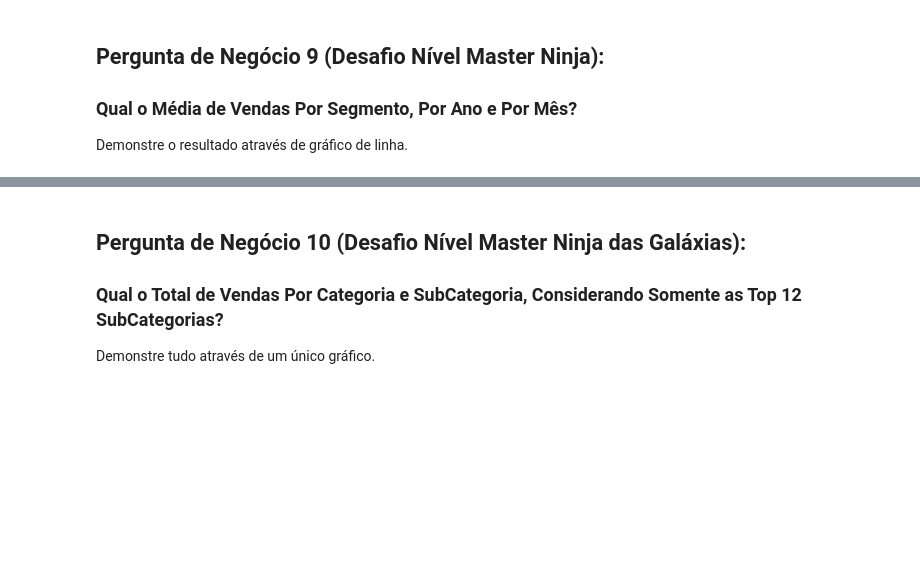
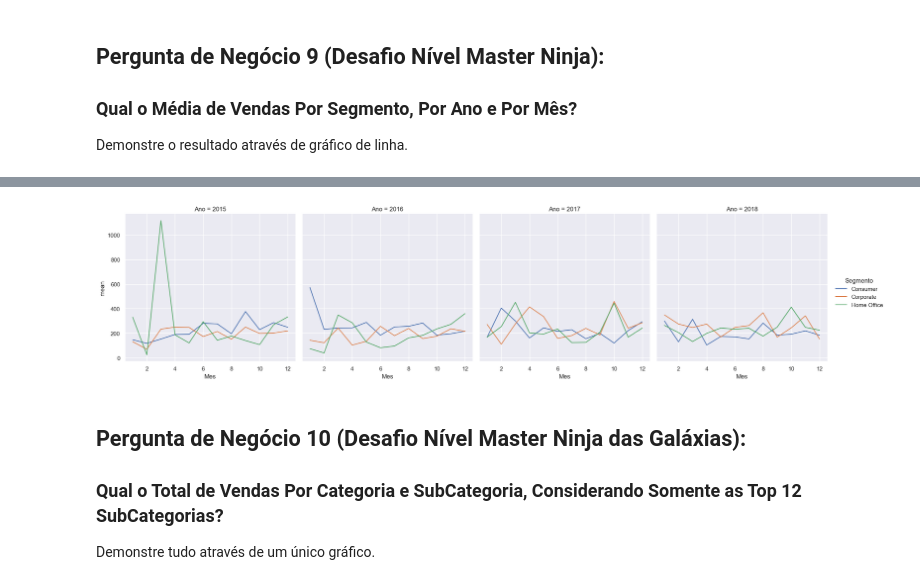
Before and after one commit to tiago17santos/analise-explotatoria-python, a Jupyter notebook: Projeto2-Perguntas.ipynb, the cells around one changed output, grey strips where cells are left out. Cells and saved outputs as stored; diff of their text form; code cells hidden in the pictures; blank space fills up the shorter version.

```diff
--- a/Projeto2-Perguntas.ipynb
+++ b/Projeto2-Perguntas.ipynb
@@ -350,19 +350,10 @@ Média das vendas depois do desconto de 15%: 1799.29
 
 Demonstre o resultado através de gráfico de linha.
 # %%
-df_dsa['Ano'] = df_dsa['ID_Pedido'].str.split('-').str[1]
+#df_dsa['Mes'] = df_dsa['Data_Pedido'].str.split('/').str[1]
 
-df_dsa['Mes'] = df_dsa['Data_Pedido'].str.split('/').str[1]
+df_dsa['Mes'] = df_dsa['Data_Pedido'].dt.month
 
-df4 = df_dsa.groupby(['Segmento','Ano','Mes'])['Valor_Venda'].mean()
+df_seg_ano = df_dsa.groupby(['Segmento','Ano','Mes'])['Valor_Venda'].agg([np.sum, np.mean, np.std])
 
-
-fig = plt.figure()
-
-# Define a escala dos eixos
-axes = fig.add_axes([0, 0, 0.8, 0.8])
-
-axes.plot()
-
-
-#finalizar tabela
+df_seg_ano
@@ -369,3 +375,23 @@ axes.plot()
+# %%
+segmento = df_seg_ano.index.get_level_values(0)
+ano = df_seg_ano.index.get_level_values(1)
+mes = df_seg_ano.index.get_level_values(2)
+
+
+sns.set()
+
+sns.relplot(kind = 'line',
+            data = df_seg_ano,
+           x = mes,
+           y = 'mean',
+           hue = segmento,
+           col = ano,
+           col_wrap = 4)
+
+
+plt.show()
+# %% [output]
+[figure, added]
 # %% [markdown]
 ## Pergunta de Negócio 10 (Desafio Nível Master Ninja das Galáxias):
 
```
Also changed, not shown: parts of 21 cells of this notebook.
